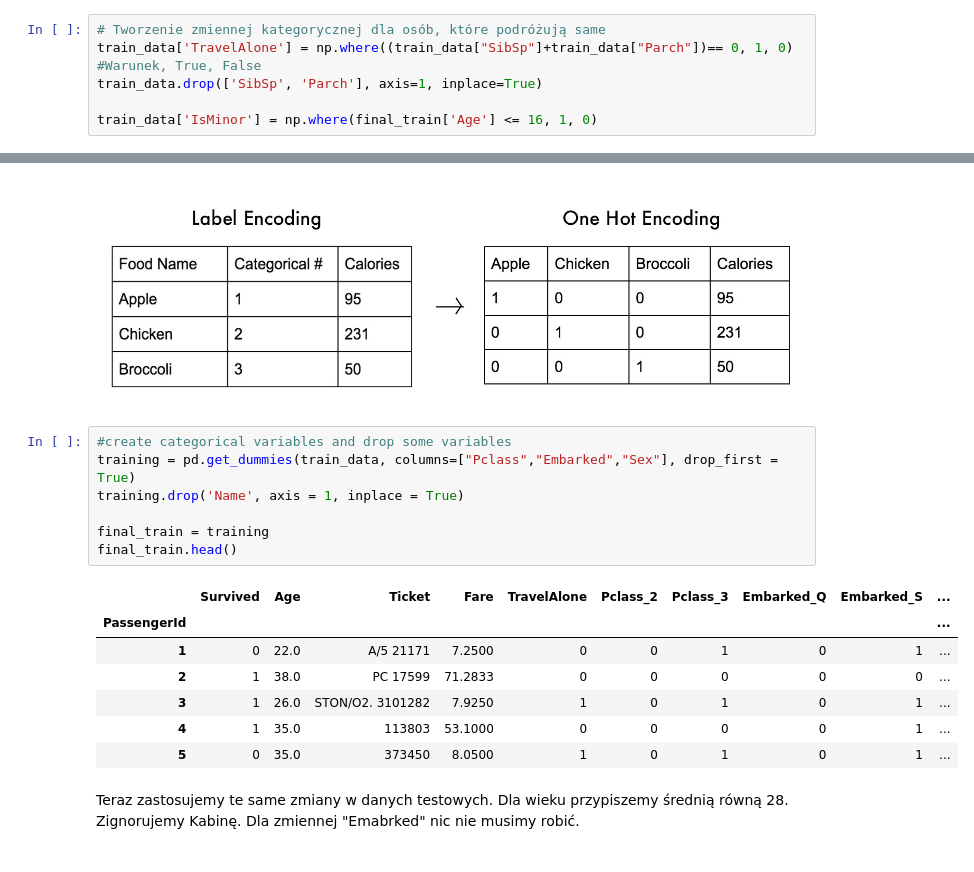
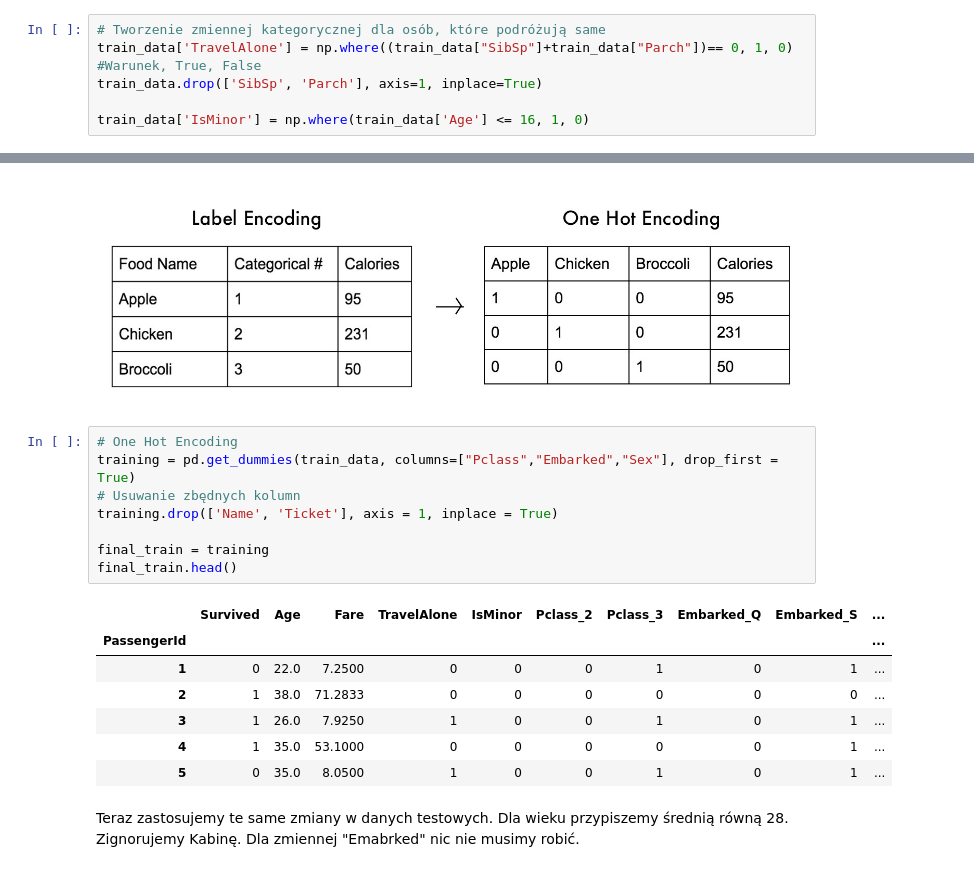
Before and after one commit to pfilo8/Dni-Matematyki-2018---Warsztaty-Gauss, a Jupyter notebook: Titanic.ipynb, the cells around one changed output, grey strips where cells are left out. Cells and saved outputs as stored; diff of their text form.

```diff
--- a/Titanic.ipynb
+++ b/Titanic.ipynb
@@ -171,7 +171,7 @@ Według dokumentacji załączonej na Kaggle kolumna 'SibSp' oraz 'Parch' odnosz
 train_data['TravelAlone'] = np.where((train_data["SibSp"]+train_data["Parch"])== 0, 1, 0) #Warunek, True, False
 train_data.drop(['SibSp', 'Parch'], axis=1, inplace=True)
 
-train_data['IsMinor'] = np.where(final_train['Age'] <= 16, 1, 0)
+train_data['IsMinor'] = np.where(train_data['Age'] <= 16, 1, 0)
 # %%
 train_data.head()
 # %% [output]
@@ -193,20 +193,21 @@ Image(filename = 'LabelVSOneHot.jpg')
 # %% [output]
 [figure]
 # %%
-#create categorical variables and drop some variables
+# One Hot Encoding
 training = pd.get_dummies(train_data, columns=["Pclass","Embarked","Sex"], drop_first = True)
-training.drop('Name', axis = 1, inplace = True)
+# Usuwanie zbędnych kolumn
+training.drop(['Name', 'Ticket'], axis = 1, inplace = True)
 
 final_train = training
 final_train.head()
 # %% [output]
-|  | Survived | Age | Ticket | Fare | TravelAlone | Pclass_2 | Pclass_3 | Embarked_Q | Embarked_S | ... |
+|  | Survived | Age | Fare | TravelAlone | IsMinor | Pclass_2 | Pclass_3 | Embarked_Q | Embarked_S | ... |
 | PassengerId |  |  |  |  |  |  |  |  |  | ... |
-| 1 | 0 | 22.0 | A/5 21171 | 7.2500 | 0 | 0 | 1 | 0 | 1 | ... |
-| 2 | 1 | 38.0 | PC 17599 | 71.2833 | 0 | 0 | 0 | 0 | 0 | ... |
-| 3 | 1 | 26.0 | STON/O2. 3101282 | 7.9250 | 1 | 0 | 1 | 0 | 1 | ... |
-| 4 | 1 | 35.0 | 113803 | 53.1000 | 0 | 0 | 0 | 0 | 1 | ... |
-| 5 | 0 | 35.0 | 373450 | 8.0500 | 1 | 0 | 1 | 0 | 1 | ... |
+| 1 | 0 | 22.0 | 7.2500 | 0 | 0 | 0 | 1 | 0 | 1 | ... |
+| 2 | 1 | 38.0 | 71.2833 | 0 | 0 | 0 | 0 | 0 | 0 | ... |
+| 3 | 1 | 26.0 | 7.9250 | 1 | 0 | 0 | 1 | 0 | 1 | ... |
+| 4 | 1 | 35.0 | 53.1000 | 0 | 0 | 0 | 0 | 0 | 1 | ... |
+| 5 | 0 | 35.0 | 8.0500 | 1 | 0 | 0 | 1 | 0 | 1 | ... |
 # %% [markdown]
 Teraz zastosujemy te same zmiany w danych testowych. Dla wieku przypiszemy średnią równą 28. Zignorujemy Kabinę. Dla zmiennej "Emabrked" nic nie musimy robić.
 # %%
```
Also changed, not shown: parts of 12 cells of this notebook, 1 other file.
